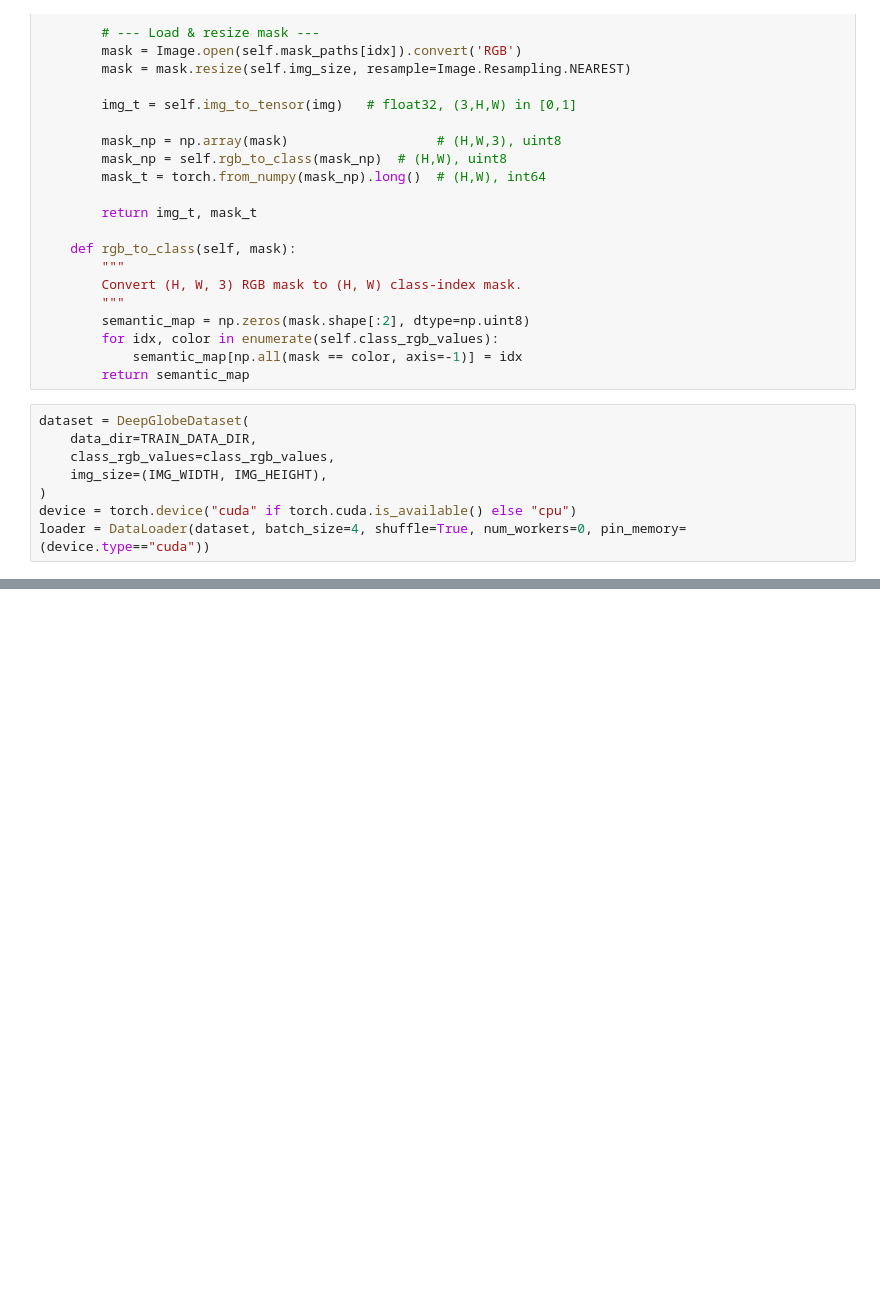
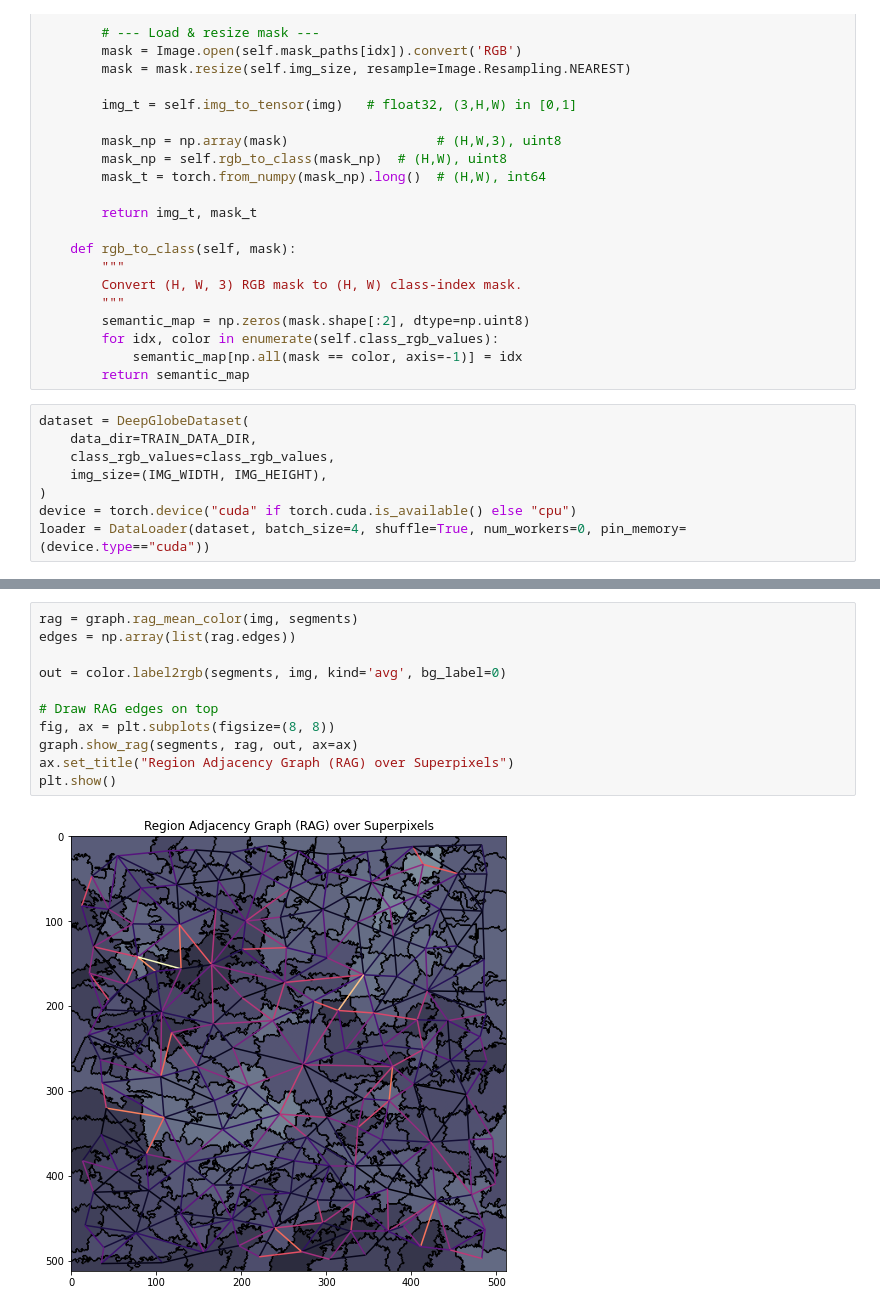
Before and after one commit to alexcojocaru2002/graph-machine-learning, a Jupyter notebook: loader.ipynb, the cells around one changed output, grey strips where cells are left out. Drawn from its saved outputs; the diff is of its cells as text; blank space fills up the shorter version.

```diff
--- a/loader.ipynb
+++ b/loader.ipynb
@@ -103,0 +150,13 @@ plt.show()
+# %%
+rag = graph.rag_mean_color(img, segments)
+edges = np.array(list(rag.edges))
+
+out = color.label2rgb(segments, img, kind='avg', bg_label=0)
+
+# Draw RAG edges on top
+fig, ax = plt.subplots(figsize=(8, 8))
+graph.show_rag(segments, rag, out, ax=ax)
+ax.set_title("Region Adjacency Graph (RAG) over Superpixels")
+plt.show()
+# %% [output]
+[figure, added]
```
Also changed, not shown: parts of 4 cells of this notebook.
